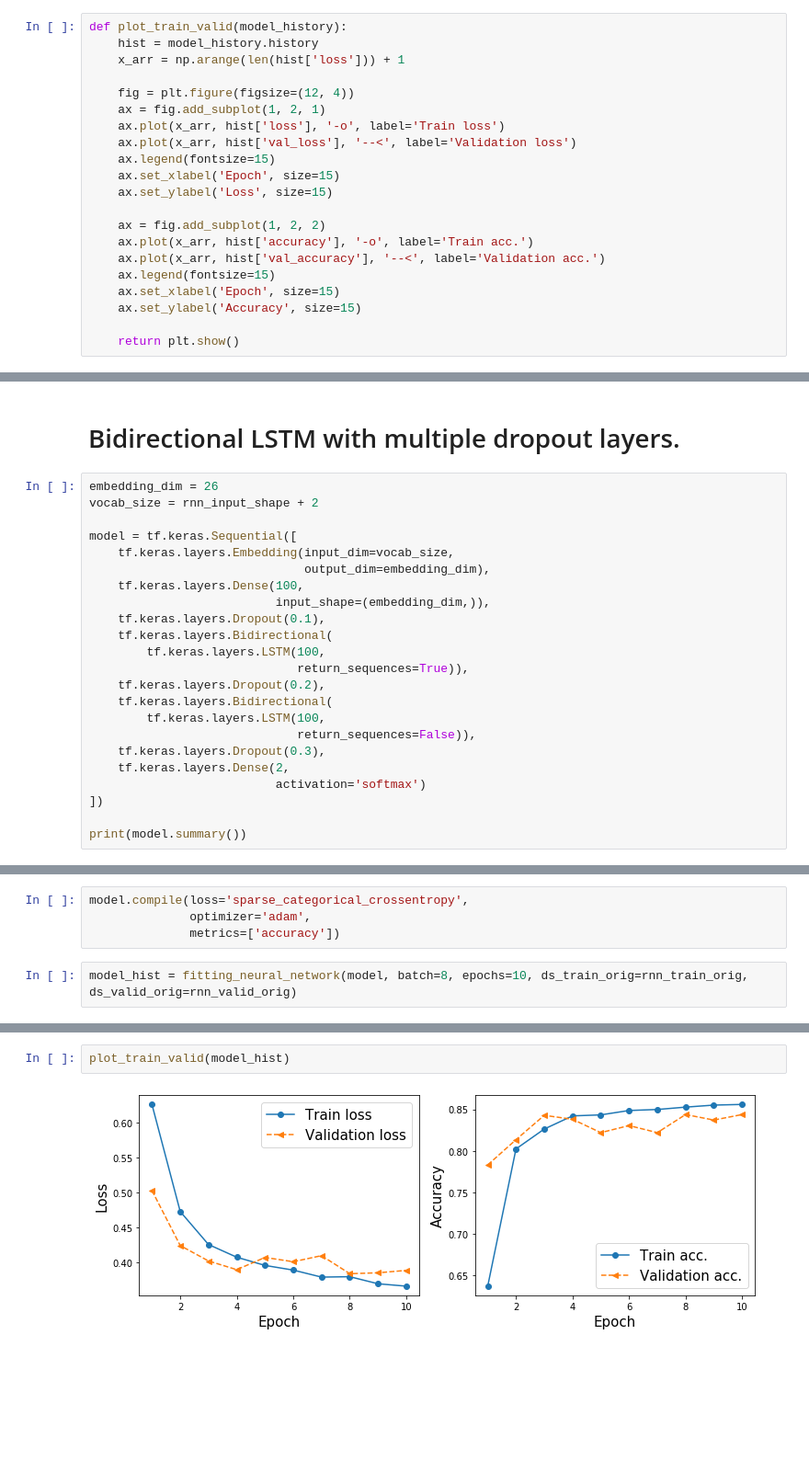
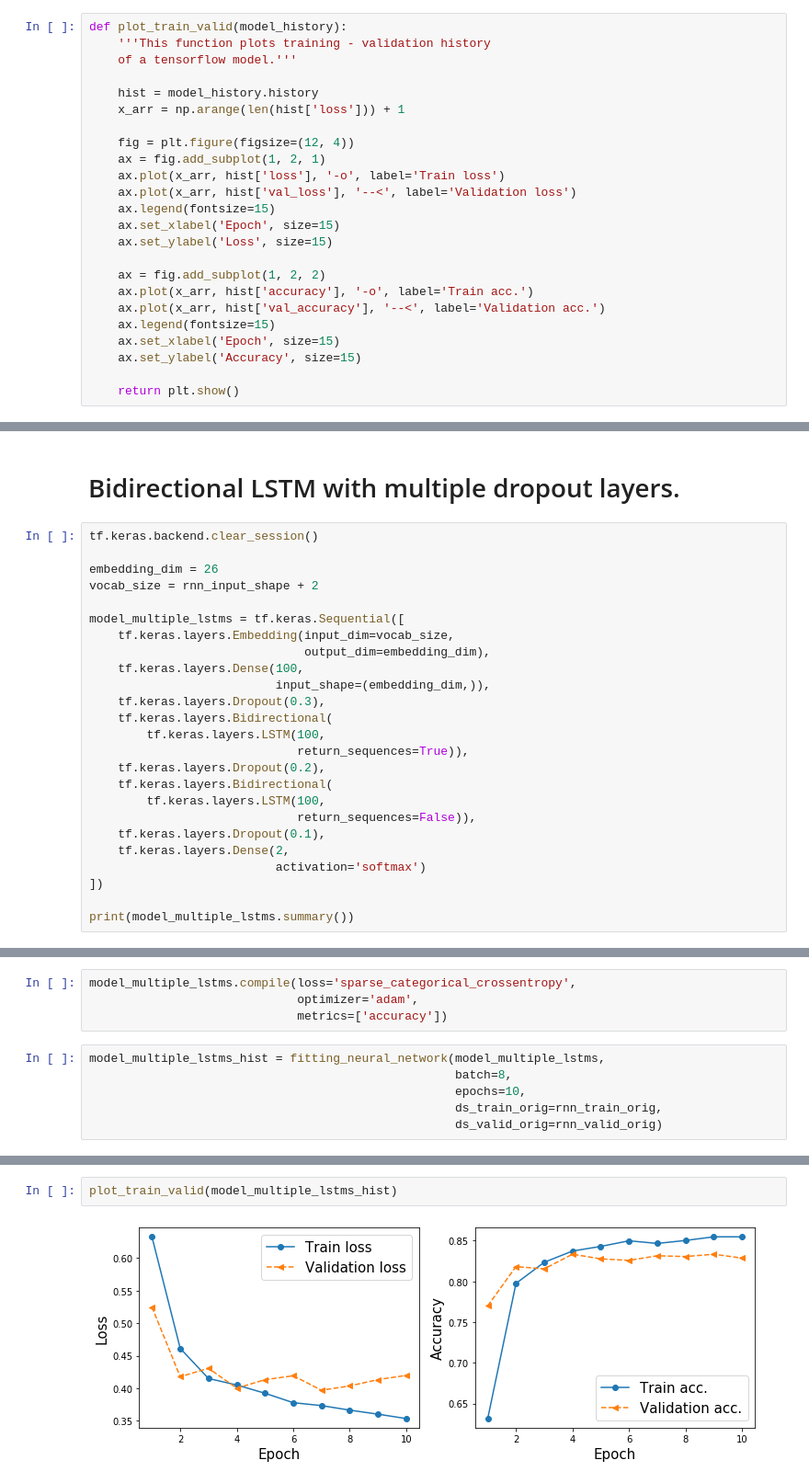
Before and after one commit to klekomtsev/text_classification_and_similarity, a Jupyter notebook: gender_classification/gender_classification.ipynb, the cells around one changed output, grey strips where cells are left out. Shown at 92% size. Drawn from its saved outputs; the diff is of its cells as text; blank space fills up the shorter version.

```diff
--- a/gender_classification/gender_classification.ipynb
+++ b/gender_classification/gender_classification.ipynb
@@ -299,5 +367,8 @@ def fitting_neural_network(model, batch, epochs, ds_train_orig, ds_valid_orig):
 # %%
 def plot_train_valid(model_history):
+    '''This function plots training - validation history
+    of a tensorflow model.'''
+
     hist = model_history.history
     x_arr = np.arange(len(hist['loss'])) + 1
 
@@ -470,15 +549,17 @@ Test loss: 0.3864   Test Acc.: 0.8535
 # %% [markdown]
 # Bidirectional LSTM with multiple dropout layers.
 # %%
+tf.keras.backend.clear_session()
+
 embedding_dim = 26
 vocab_size = rnn_input_shape + 2
 
-model = tf.keras.Sequential([
+model_multiple_lstms = tf.keras.Sequential([
     tf.keras.layers.Embedding(input_dim=vocab_size,
                               output_dim=embedding_dim),
     tf.keras.layers.Dense(100,
                           input_shape=(embedding_dim,)),
-    tf.keras.layers.Dropout(0.1),
+    tf.keras.layers.Dropout(0.3),
     tf.keras.layers.Bidirectional(
         tf.keras.layers.LSTM(100,
                              return_sequences=True)),
@@ -486,10 +567,10 @@ model = tf.keras.Sequential([
     tf.keras.layers.Bidirectional(
         tf.keras.layers.LSTM(100,
                              return_sequences=False)),
-    tf.keras.layers.Dropout(0.3),
+    tf.keras.layers.Dropout(0.1),
     tf.keras.layers.Dense(2,
                           activation='softmax')
 ])
 
-print(model.summary())
+print(model_multiple_lstms.summary())
 # %% [output]
@@ -511,11 +592,15 @@ Non-trainable params: 0
 _________________________________________________________________
 None
 # %%
-model.compile(loss='sparse_categorical_crossentropy',
-              optimizer='adam',
-              metrics=['accuracy'])
+model_multiple_lstms.compile(loss='sparse_categorical_crossentropy',
+                             optimizer='adam',
+                             metrics=['accuracy'])
 # %%
-model_hist = fitting_neural_network(model, batch=8, epochs=10, ds_train_orig=rnn_train_orig, ds_valid_orig=rnn_valid_orig)
+model_multiple_lstms_hist = fitting_neural_network(model_multiple_lstms,
+                                                   batch=8,
+                                                   epochs=10,
+                                                   ds_train_orig=rnn_train_orig,
+                                                   ds_valid_orig=rnn_valid_orig)
 # %% [output]
 Train for 308.0 steps, validate for 132.0 steps
 Epoch 1/10
@@ -537,6 +622,6 @@ Epoch 10/10
 # %%
-plot_train_valid(model_hist)
+plot_train_valid(model_multiple_lstms_hist)
 # %% [output]
-[figure, old version]
+[figure, new version]
 # %%
 # evaluate model on the test data
```
Also changed, not shown: parts of 40 cells of this notebook.
